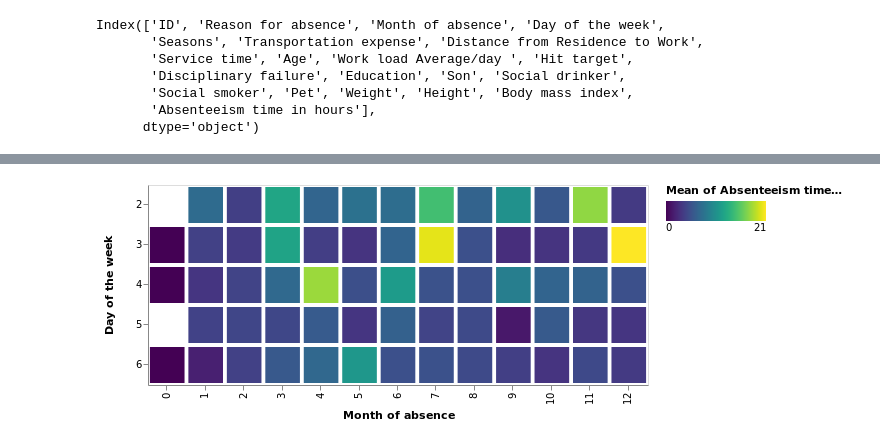
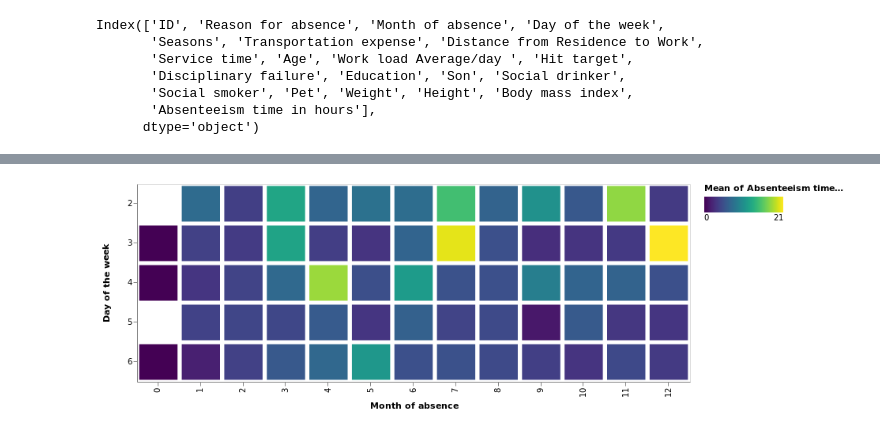
Before and after one commit to renato145/absenteeism-data, a Jupyter notebook: main.ipynb, the cells around one changed output, grey strips where cells are left out. Drawn from its saved outputs; the diff is of its cells as text; code cells hidden in the pictures.

```diff
--- a/main.ipynb
+++ b/main.ipynb
@@ -35,14 +78,14 @@ RendererRegistry.enable('notebook')
 # %%
 alt.Chart(df).mark_rect().encode(
     y='Day of the week:O',
     x='Month of absence:O',
     color='mean(Absenteeism time in hours)'
 ).properties(
-    width=500, height=200
+    width=700, height=250
 )
 # %% [output]
 [interactive output not drawn]
-[figure, old version]
+[figure, new version]
 # %%
 alt.Chart(df).mark_bar().encode(
     x='average(Absenteeism time in hours)',
```
Also changed, not shown: parts of 6 cells of this notebook.
